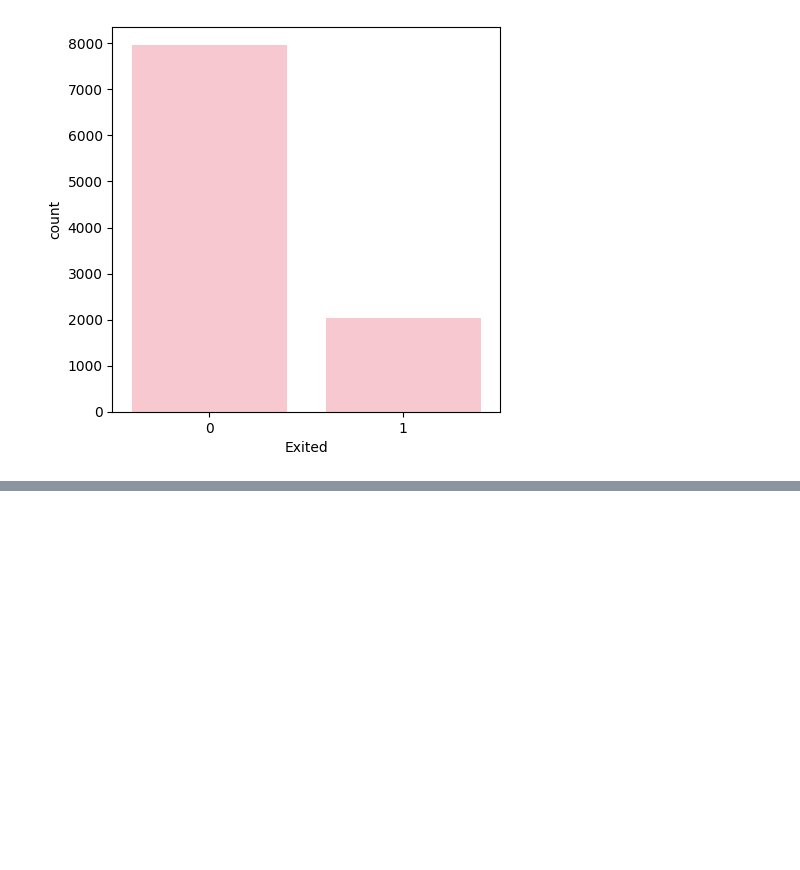
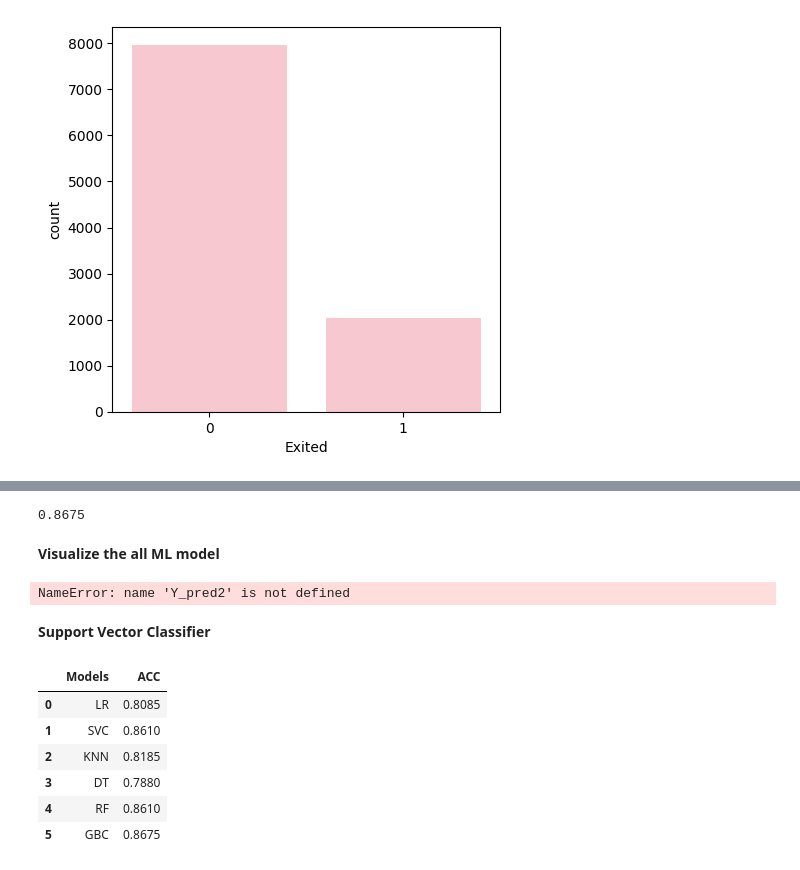
Before and after one commit to DN554/Churn-Modelling, a Jupyter notebook: Churn_Modelling.ipynb, the cells around one changed output, grey strips where cells are left out. Cells and saved outputs as stored; diff of their text form; code cells hidden in the pictures; blank space fills up the shorter version.

```diff
--- a/Churn_Modelling.ipynb
+++ b/Churn_Modelling.ipynb
@@ -351,0 +627,2 @@ df3
+# %%
+gbc=GradientBoostingClassifier()
@@ -351,0 +639,18 @@ df3
+# %%
+accuracy_score(Y_test,Y_pred6)
+# %% [output]
+0.8675
+# %% [markdown]
+**Visualize the all ML model**
+# %%
+final_data=pd.DataFrame({'Models':['LR','SVC','KNN','DT','RF','GBC'],
+                         'ACC':[accuracy_score(Y_test,Y_pred1),
+                                accuracy_score(Y_test,Y_pred2),
+                                accuracy_score(Y_test,Y_pred3),
+                                accuracy_score(Y_test,Y_pred4),
+                                accuracy_score(Y_test,Y_pred5),
+                                accuracy_score(Y_test,Y_pred6)]})
+# %% [output]
+NameError: name 'Y_pred2' is not defined
+# %% [markdown]
+**Support Vector Classifier**
@@ -351,0 +662,17 @@ df3
+# %%
+final_data=pd.DataFrame({'Models':['LR','SVC','KNN','DT','RF','GBC'],
+                         'ACC':[accuracy_score(Y_test,Y_pred1),
+                                accuracy_score(Y_test,Y_pred2),
+                                accuracy_score(Y_test,Y_pred3),
+                                accuracy_score(Y_test,Y_pred4),
+                                accuracy_score(Y_test,Y_pred5),
+                                accuracy_score(Y_test,Y_pred6)]})
+display(final_data)
+# %% [output]
+|  | Models | ACC |
+| 0 | LR | 0.8085 |
+| 1 | SVC | 0.8610 |
+| 2 | KNN | 0.8185 |
+| 3 | DT | 0.7880 |
+| 4 | RF | 0.8610 |
+| 5 | GBC | 0.8675 |
```
Also changed, not shown: parts of 67 cells of this notebook.
